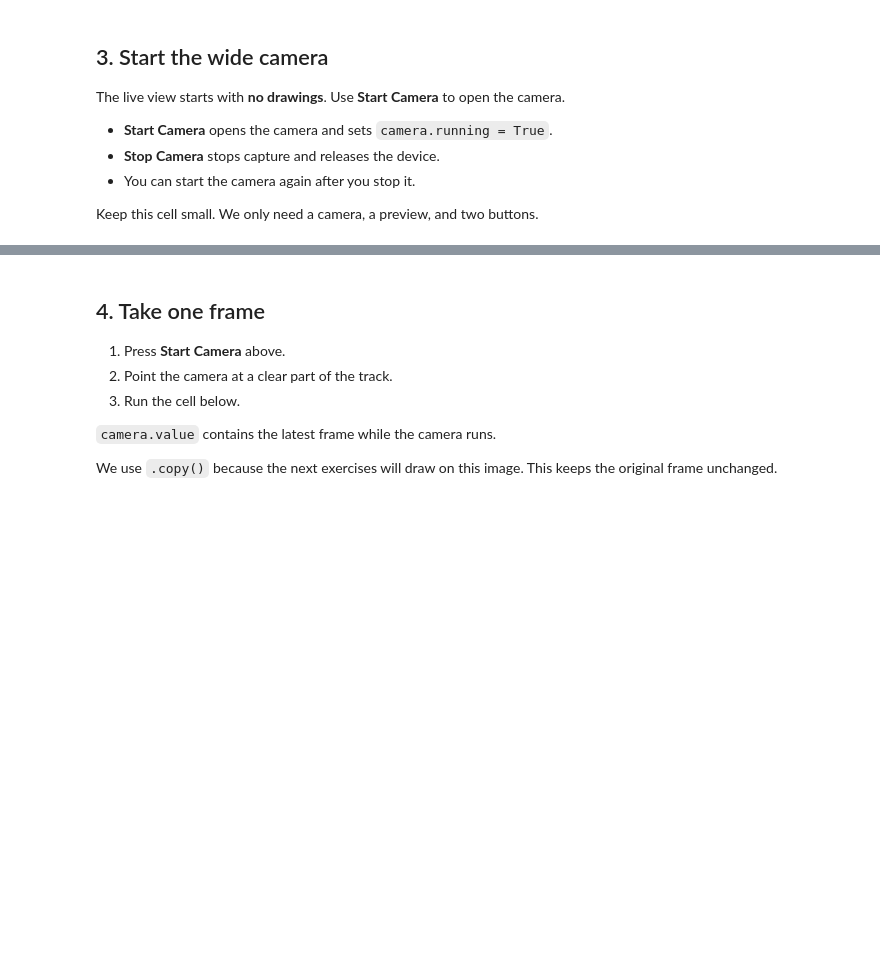
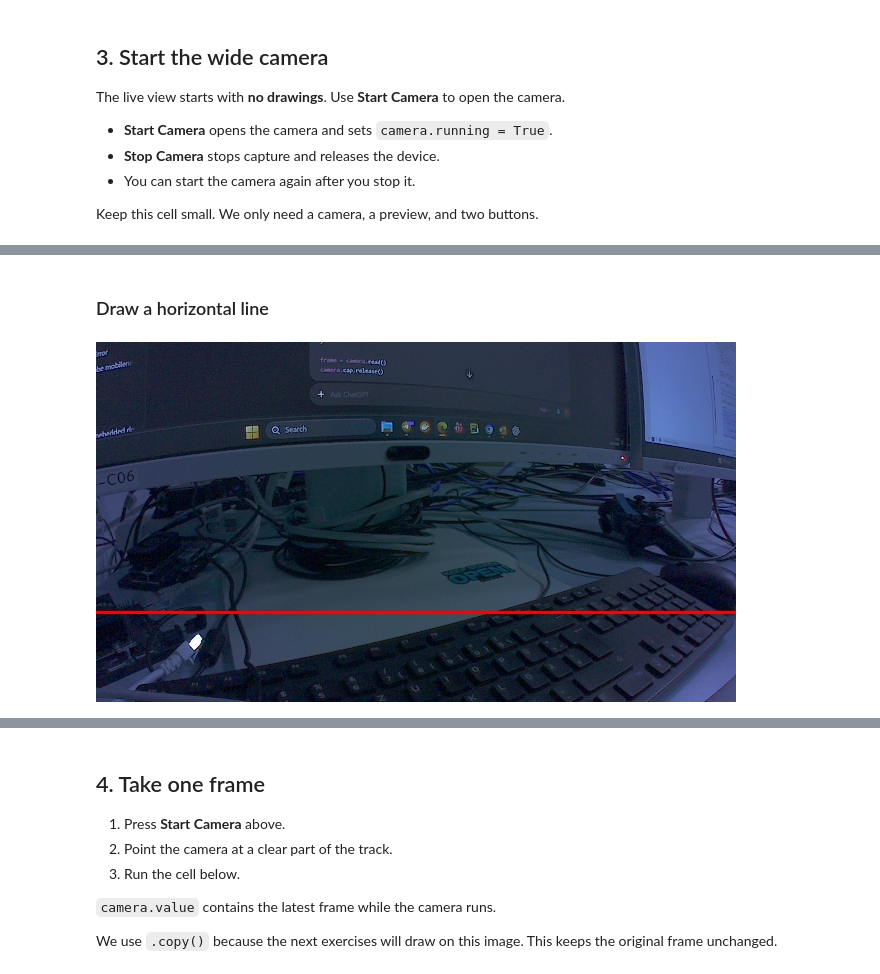
Before and after one commit to fhemulate/jetracer-labs-kuleuven, a Jupyter notebook: lab-1/Lab1_Part3_OpenCV_Drawing.ipynb, the cells around one changed output, grey strips where cells are left out. Saved outputs shown, nothing was run; the diff lists cells and outputs as text; code cells hidden in the pictures; blank space fills up the shorter version.

```diff
--- a/lab-1/Lab1_Part3_OpenCV_Drawing.ipynb
+++ b/lab-1/Lab1_Part3_OpenCV_Drawing.ipynb
@@ -63,0 +91,16 @@ Keep this cell small. We only need a camera, a preview, and two buttons.
+# %% [markdown]
+### Draw a horizontal line
+# %%
+image = frame.copy()
+
+cv2.line(
+    image,
+    (0, 270),       # Start point (x, y)
+    (639, 270),     # End point (x, y)
+    (255, 0, 0),    # Red (RGB)
+    2               # Thickness
+)
+bgr = cv2.cvtColor(image, cv2.COLOR_RGB2BGR)
+display(Image(data=cv2.imencode('.jpg', bgr)[1].tobytes()))
+# %% [output]
+[figure, added]
```
Also changed, not shown: parts of 13 cells of this notebook, 12 other files.
